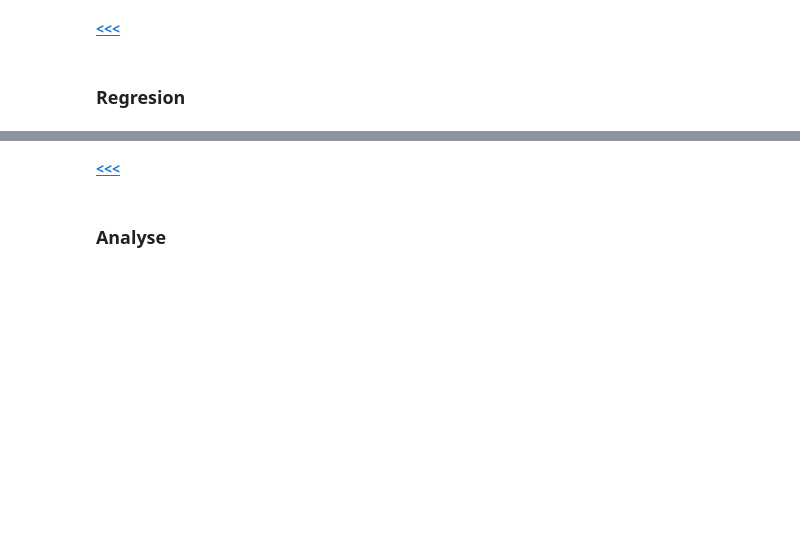
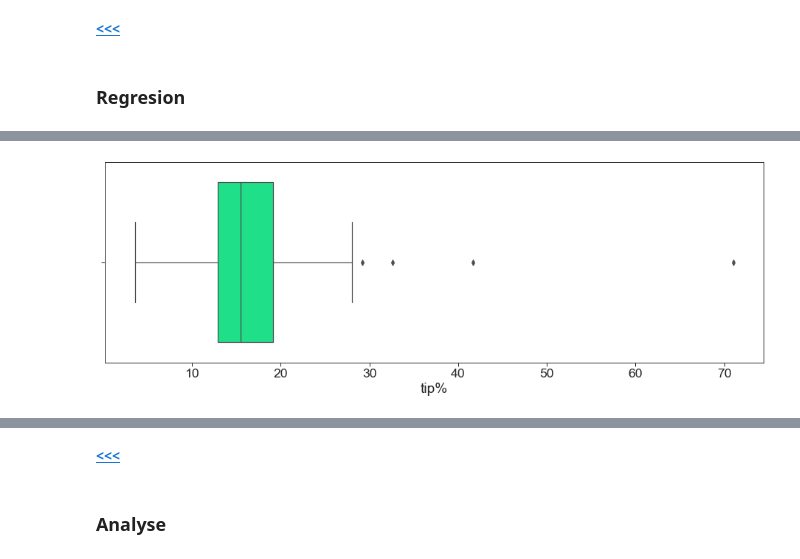
Before and after one commit to G00376332/52446_Project, a Jupyter notebook: Tips_Project.ipynb, the cells around one changed output, grey strips where cells are left out. Cells and saved outputs as stored; diff of their text form; code cells hidden in the pictures; blank space fills up the shorter version.

```diff
--- a/Tips_Project.ipynb
+++ b/Tips_Project.ipynb
@@ -301,0 +350,5 @@ tipsdata.corr()
+# %%
+# Insert tip% data column to tips dataset
+tipsdata.insert(2,"tip%",tipsdata["tip"]/tipsdata["total_bill"]*100)
+# Check if is correct
+tipsdata.head()
@@ -301,0 +362,8 @@ tipsdata.corr()
+# %%
+# Defines chart size
+plt.figure(figsize=(16,5))
+# Display boxplot with tip% to visualise results
+sns.boxplot(x="tip%", data=tipsdata, palette="gist_rainbow")
+plt.show()
+# %% [output]
+[figure, added]
```
Also changed, not shown: parts of 18 cells of this notebook.
